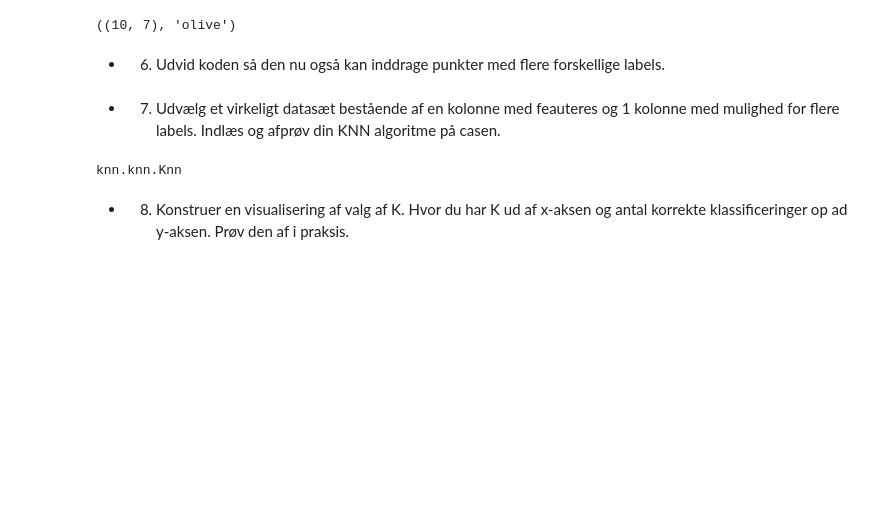
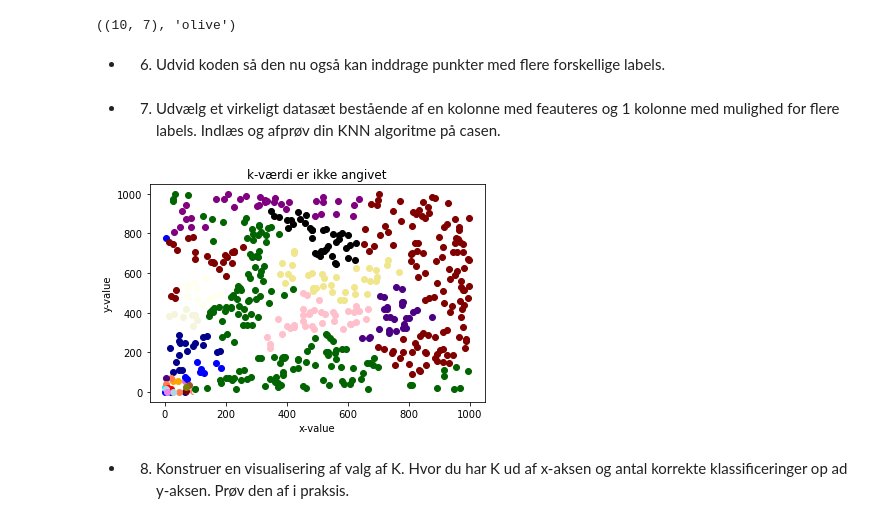
Before and after one commit to dendersen/inteligent-systems, a Jupyter notebook: del opgaver.ipynb, the cells around one changed output. Cells and saved outputs as stored; diff of their text form; code cells hidden in the pictures; blank space fills up the shorter version.

```diff
--- a/del opgaver.ipynb
+++ b/del opgaver.ipynb
@@ -106,9 +106,14 @@ print(((p.x,p.y),p.features[0]))
 * 6. Udvid koden så den nu også kan inddrage punkter med flere forskellige labels.
 # %% [markdown]
 * 7. Udvælg et virkeligt datasæt bestående af en kolonne med feauteres og 1 kolonne med mulighed for flere labels. Indlæs og afprøv din KNN algoritme på casen.
-# %%
-Knn
-# %% [output]
-knn.knn.Knn
+# %%
+from plotingTools.randomData import randomPoints
+from dataCollection import data
+k = Knn(data,1)
+k.UpdateDataset(randomPoints(500,1000,10,1000,10))
+k.runData()
+k.visualize()
+# %% [output]
+[figure, added]
 # %% [markdown]
 * 8. Konstruer en visualisering af valg af K. Hvor du har K ud af x-aksen og antal korrekte klassificeringer op ad y-aksen. Prøv den af i praksis.
```
Also changed, not shown: parts of 2 cells of this notebook.
